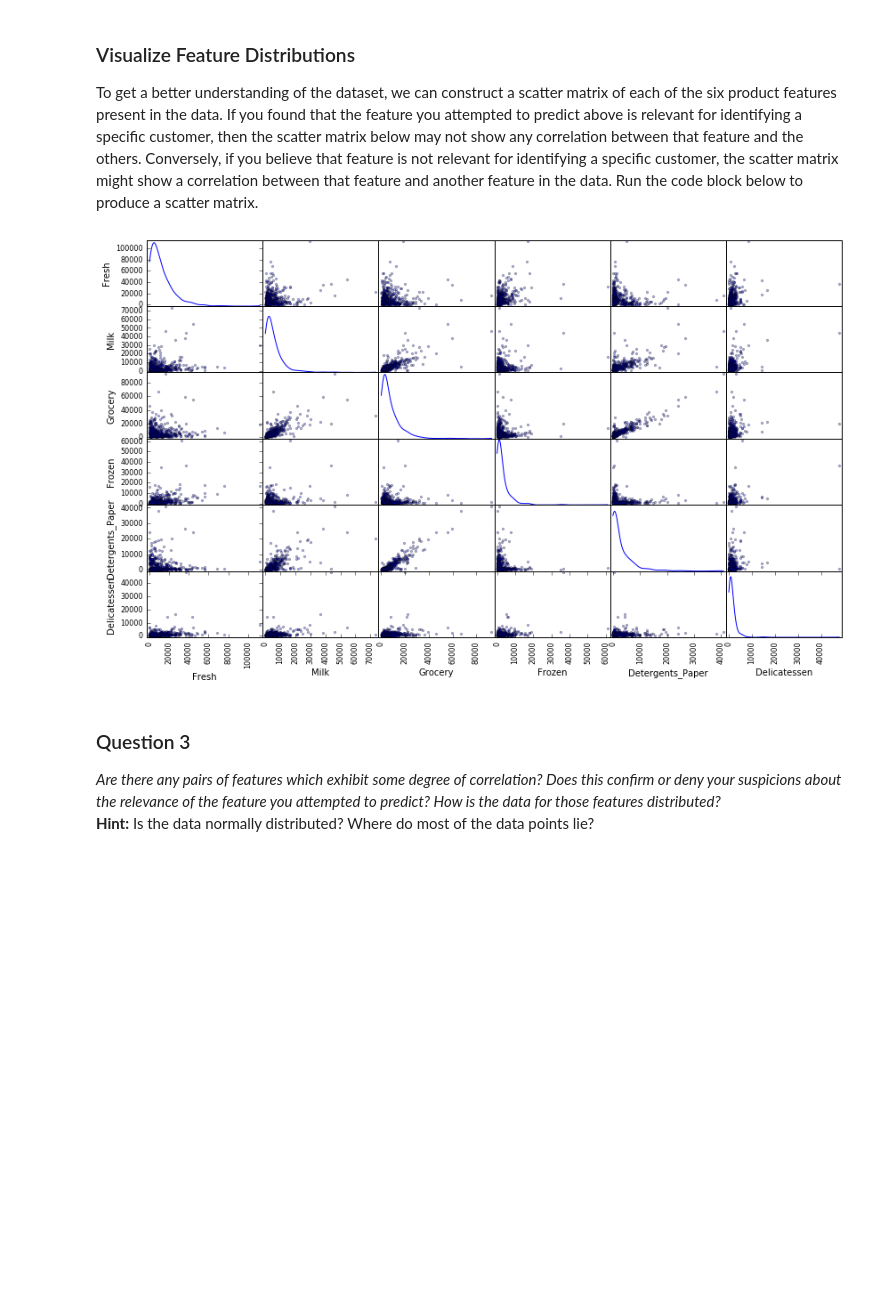
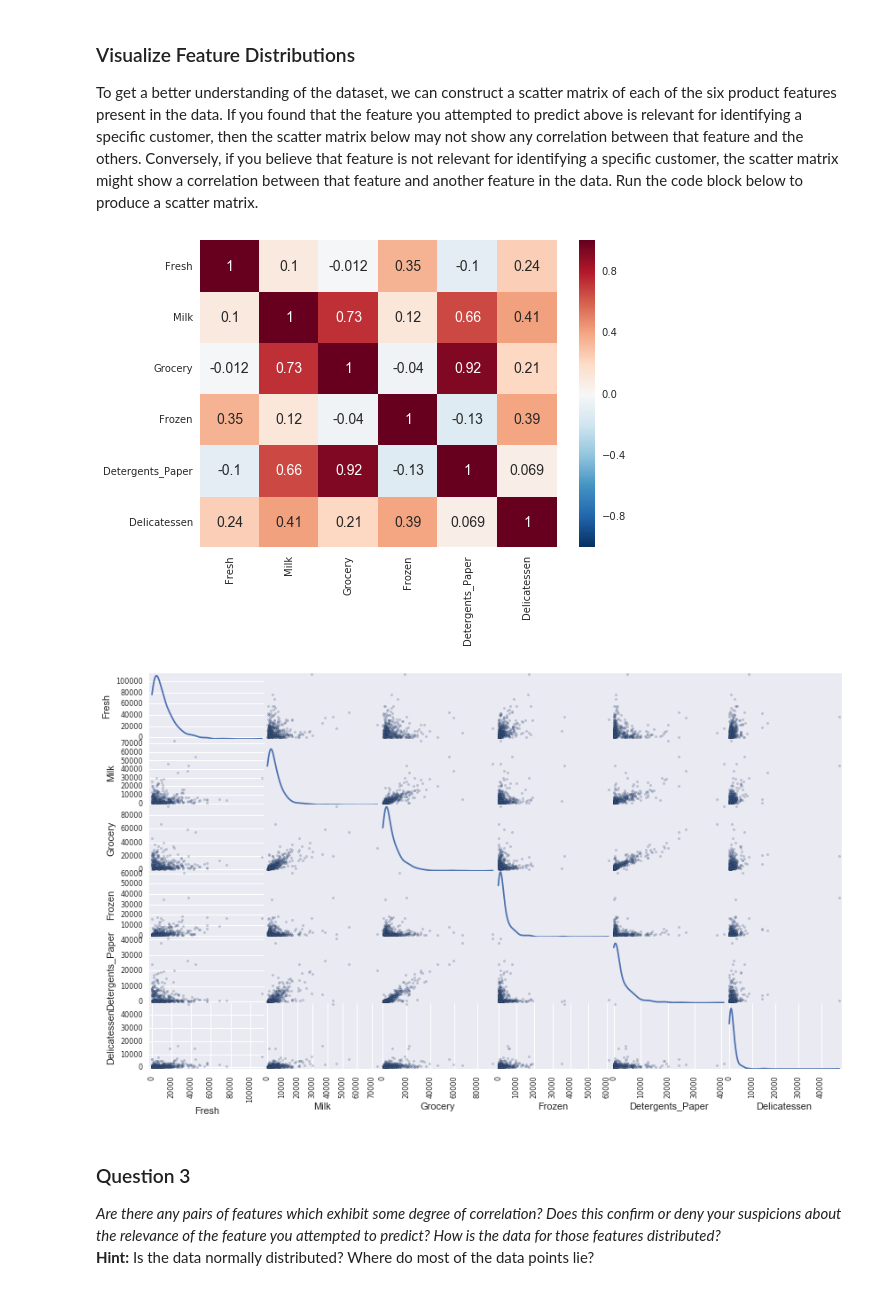
Before and after one commit to wangtjwork/customer_segments, a Jupyter notebook: customer_segments.ipynb, the cells around one changed output. Drawn from its saved outputs; the diff is of its cells as text; code cells hidden in the pictures; blank space fills up the shorter version.

```diff
--- a/customer_segments.ipynb
+++ b/customer_segments.ipynb
@@ -125,10 +125,14 @@ print score
 ### Visualize Feature Distributions
 To get a better understanding of the dataset, we can construct a scatter matrix of each of the six product features present in the data. If you found that the feature you attempted to predict above is relevant for identifying a specific customer, then the scatter matrix below may not show any correlation between that feature and the others. Conversely, if you believe that feature is not relevant for identifying a specific customer, the scatter matrix might show a correlation between that feature and another feature in the data. Run the code block below to produce a scatter matrix.
 # %%
+import seaborn as sns
+sns.heatmap(data.corr(), annot=True, annot_kws={'fontsize': 14});
+
 # Produce a scatter matrix for each pair of features in the data
 pd.scatter_matrix(data, alpha = 0.3, figsize = (14,8), diagonal = 'kde');
 # %% [output]
-[figure, old version]
+[figure, new version]
+[figure, added]
 # %% [markdown]
 ### Question 3
 *Are there any pairs of features which exhibit some degree of correlation? Does this confirm or deny your suspicions about the relevance of the feature you attempted to predict? How is the data for those features distributed?*
```
Also changed, not shown: parts of 7 cells of this notebook, 1 other file.
